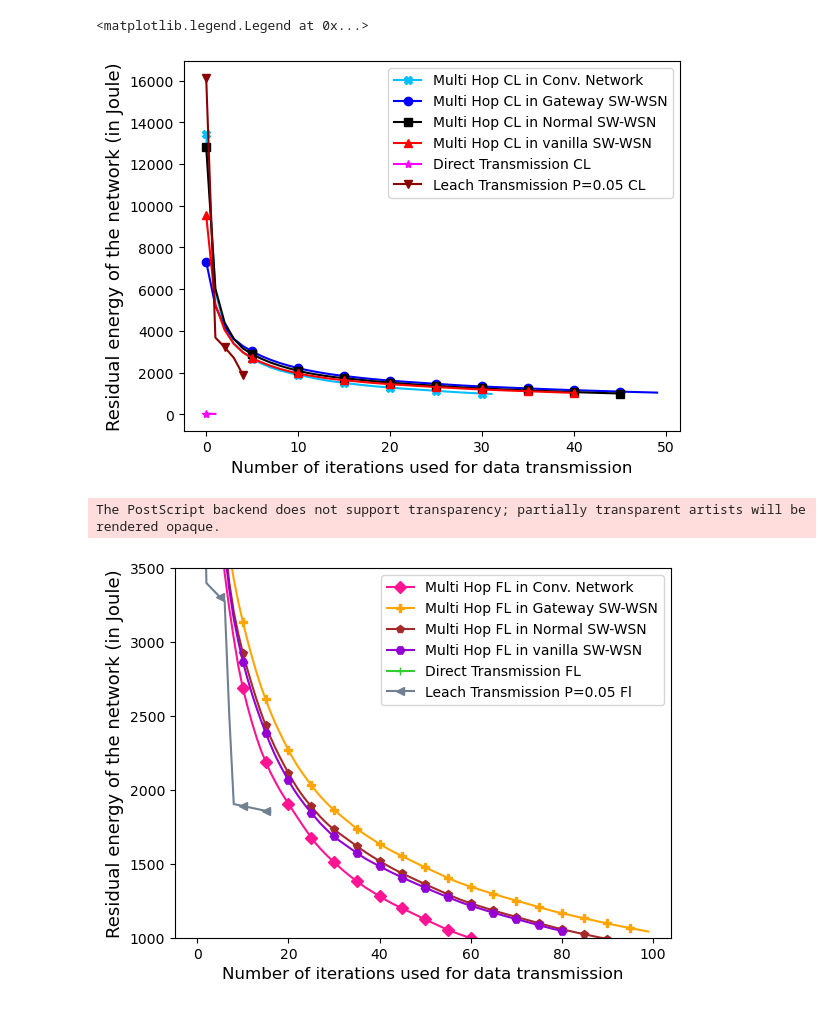
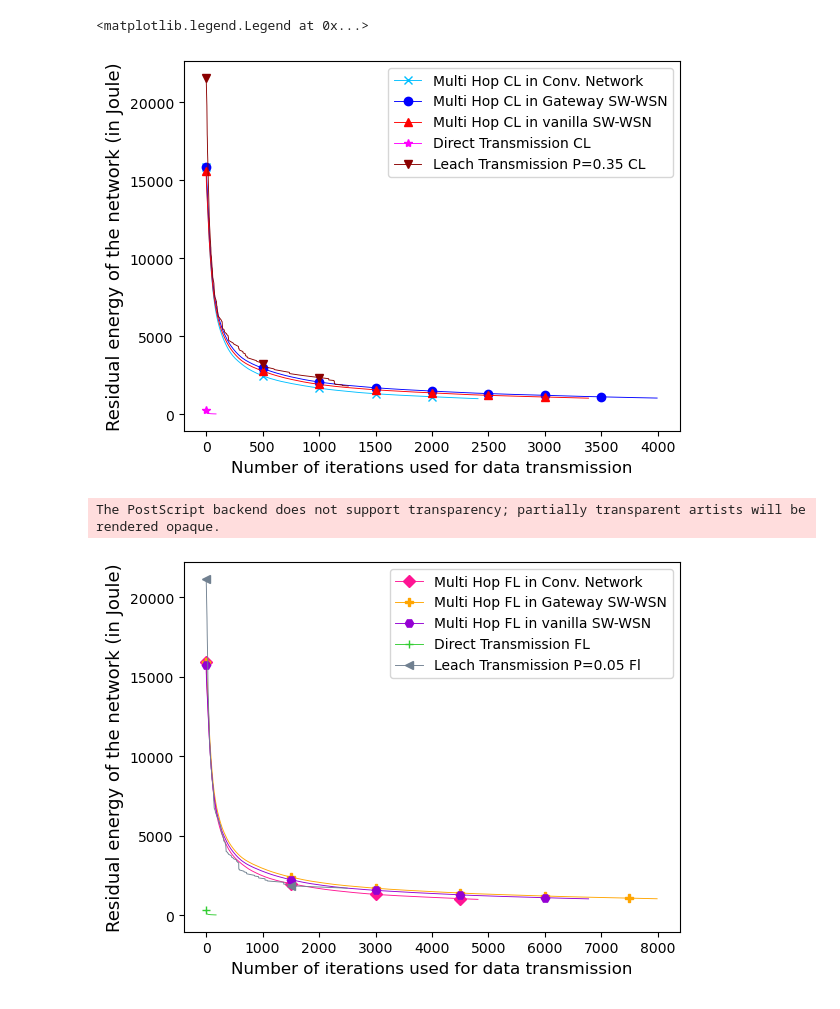
Before and after one commit to sanyam-dev/Wireless_Sensor_Network, a Jupyter notebook: result2.ipynb, the cells around one changed output. Cells and saved outputs as stored; diff of their text form; code cells hidden in the pictures.

```diff
--- a/result2.ipynb
+++ b/result2.ipynb
@@ -7,29 +7,29 @@ from numpy.random import normal
 # %%
 import pandas as pd
 # %%
-mh_cl_conv = pd.DataFrame(np.load("final-meet/multihop-drop/cl-conv-performance.npy", allow_pickle=True).item())['energy'].to_numpy()
-mh_cl_gsw = pd.DataFrame(np.load("final-meet/multihop-drop/cl-gsw-performance.npy", allow_pickle=True).item())['energy'].to_numpy()
-mh_cl_nsw = pd.DataFrame(np.load("final-meet/multihop-drop/cl-nsw-performance.npy",allow_pickle=True).item())['energy'].to_numpy()
-mh_cl_ppo = pd.DataFrame(np.load("final-meet/multihop-drop/cl-ppo-performance.npy",allow_pickle=True).item())['energy'].to_numpy()
-mh_fl_conv = pd.DataFrame(np.load("final-meet/multihop-drop/fl-conv-performance.npy",allow_pickle=True).item())['energy'].to_numpy()
-mh_fl_gsw = pd.DataFrame(np.load("final-meet/multihop-drop/fl-gsw-performance.npy",allow_pickle=True).item())['energy'].to_numpy()
-mh_fl_nsw = pd.DataFrame(np.load("final-meet/multihop-drop/fl-nsw-performance.npy",allow_pickle=True).item())['energy'].to_numpy()
-mh_fl_ppo = pd.DataFrame(np.load("final-meet/multihop-drop/fl-ppo-performance.npy",allow_pickle=True).item())['energy'].to_numpy()
-direct_cl = pd.DataFrame(np.load("final-meet/direct-drop/cl-conv-performance.npy",allow_pickle=True).item())['energy'].to_numpy()
-direct_fl = pd.DataFrame(np.load("final-meet/direct-drop/fl-conv-performance.npy",allow_pickle=True).item())['energy'].to_numpy()
-l_35_cl = pd.DataFrame(np.load("final-meet/leach-0.05-drop/cl-conv-performance.npy",allow_pickle=True).item())['energy'].to_numpy()
-l_35_fl =  pd.DataFrame(np.load("final-meet/leach-0.05-drop/fl-conv-performance.npy",allow_pickle=True).item())['energy'].to_numpy()
+mh_cl_conv = pd.DataFrame(np.load("final-meet/multihop-drop/cl-conv-performance.npy", allow_pickle=True).item()['energy']).to_numpy()
+mh_cl_gsw = pd.DataFrame(np.load("final-meet/multihop-drop/cl-gsw-performance.npy", allow_pickle=True).item()['energy']).to_numpy()
+mh_cl_nsw = pd.DataFrame(np.load("final-meet/multihop-drop/cl-nsw-performance.npy",allow_pickle=True).item()['energy']).to_numpy()
+mh_cl_ppo = pd.DataFrame(np.load("final-meet/multihop-drop/cl-ppo-performance.npy",allow_pickle=True).item()['energy']).to_numpy()
+mh_fl_conv = pd.DataFrame(np.load("final-meet/multihop-drop/fl-conv-performance.npy",allow_pickle=True).item()['energy']).to_numpy()
+mh_fl_gsw = pd.DataFrame(np.load("final-meet/multihop-drop/fl-gsw-performance.npy",allow_pickle=True).item()['energy']).to_numpy()
+mh_fl_nsw = pd.DataFrame(np.load("final-meet/multihop-drop/fl-nsw-performance.npy",allow_pickle=True).item()['energy']).to_numpy()
+mh_fl_ppo = pd.DataFrame(np.load("final-meet/multihop-drop/fl-ppo-performance.npy",allow_pickle=True).item()['energy']).to_numpy()
+direct_cl = pd.DataFrame(np.load("final-meet/direct-drop/cl-conv-performance.npy",allow_pickle=True).item()['energy']).to_numpy()
+direct_fl = pd.DataFrame(np.load("final-meet/direct-drop/fl-conv-performance.npy",allow_pickle=True).item()['energy']).to_numpy()
+l_35_cl = pd.DataFrame(np.load("final-meet/leach-0.35-drop/cl-conv-performance.npy",allow_pickle=True).item()['energy']).to_numpy()
+l_35_fl =  pd.DataFrame(np.load("final-meet/leach-0.35-drop/fl-conv-performance.npy",allow_pickle=True).item()['energy']).to_numpy()
 # %%
 residual = plt.figure()
 # plt.ylim(0,8000)
 plt.xlabel('Number of iterations used for data transmission', fontsize=12)
 plt.ylabel('Residual energy of the network (in Joule)', fontsize=13)
-plt.plot(mh_cl_conv,figure=residual, markevery=5 ,color='deepskyblue', marker='X', label='Multi Hop CL in Conv. Network')
-plt.plot(mh_cl_gsw, figure=residual, markevery=5 ,color='blue', marker='o', label='Multi Hop CL in Gateway SW-WSN')
-plt.plot(mh_cl_nsw, figure=residual, markevery=5 ,color='black', marker='s', label='Multi Hop CL in Normal SW-WSN')
-plt.plot(mh_cl_ppo, figure=residual, markevery=5 ,color='red', marker='^', label='Multi Hop CL in vanilla SW-WSN')
-plt.plot(direct_cl ,figure=residual, markevery=5 ,color='magenta', marker='*', label='Direct Transmission CL')
-plt.plot(l_35_cl ,figure=residual, markevery=2 ,color='darkred', marker='v', label='Leach Transmission P=0.05 CL')
+plt.plot(mh_cl_conv,figure=residual, markevery=500, linewidth=0.6500, color='deepskyblue', marker='x', label='Multi Hop CL in Conv. Network')
+plt.plot(mh_cl_gsw, figure=residual, markevery=500, linewidth=0.6500, color='blue', marker='o', label='Multi Hop CL in Gateway SW-WSN')
+# plt.plot(mh_cl_nsw, figure=residual, markevery=500, linewidth=0.6500, linewidth=0.65 ,color='black', marker='s', label='Multi Hop CL in Normal SW-WSN')
+plt.plot(mh_cl_ppo, figure=residual, markevery=500, linewidth=0.6500, color='red', marker='^', label='Multi Hop CL in vanilla SW-WSN')
+plt.plot(direct_cl ,figure=residual, markevery=500, linewidth=0.6500, color='magenta', marker='*', label='Direct Transmission CL')
+plt.plot(l_35_cl ,figure=residual, markevery=500, linewidth=0.6500, color='darkred', marker='v', label='Leach Transmission P=0.35 CL')
 
 plt.legend()
 
@@ -37,22 +37,22 @@ plt.legend()
 # plt.savefig('final-meet/residual-cl.png')
 # %% [output]
 <matplotlib.legend.Legend at 0x...>
-[figure, old version]
+[figure, new version]
 # %%
 residual1 = plt.figure()
 plt.xlabel('Number of iterations used for data transmission', fontsize=12)
 plt.ylabel('Residual energy of the network (in Joule)', fontsize=13)
-plt.plot(mh_fl_conv,figure=residual1, markevery=5 ,color='deeppink', marker='D', label='Multi Hop FL in Conv. Network')
-plt.plot(mh_fl_gsw ,figure=residual1, markevery=5 ,color='orange', marker='P', label='Multi Hop FL in Gateway SW-WSN')
-plt.plot(mh_fl_nsw ,figure=residual1, markevery=5 ,color='brown', marker='p', label='Multi Hop FL in Normal SW-WSN')
-plt.plot(mh_fl_ppo ,figure=residual1, markevery=5 ,color='darkviolet', marker='H', label='Multi Hop FL in vanilla SW-WSN')
-plt.plot(direct_fl ,figure=residual1, markevery=5 ,color='limegreen', marker='+', label='Direct Transmission FL')
-plt.plot(l_35_fl ,figure=residual1, markevery=5 ,color='slategrey', marker='<', label='Leach Transmission P=0.05 Fl')
+plt.plot(mh_fl_conv,figure=residual1, markevery=1500, linewidth=0.65 ,color='deeppink', marker='D', label='Multi Hop FL in Conv. Network')
+plt.plot(mh_fl_gsw ,figure=residual1, markevery=1500, linewidth=0.65 ,color='orange', marker='P', label='Multi Hop FL in Gateway SW-WSN')
+# plt.plot(mh_fl_nsw ,figure=residual1, markevery=500, linewidth=0.65 ,color='brown', marker='p', label='Multi Hop FL in Normal SW-WSN')
+plt.plot(mh_fl_ppo ,figure=residual1, markevery=1500, linewidth=0.65 ,color='darkviolet', marker='H', label='Multi Hop FL in vanilla SW-WSN')
+plt.plot(direct_fl ,figure=residual1, markevery=1500, linewidth=0.65 ,color='limegreen', marker='+', label='Direct Transmission FL')
+plt.plot(l_35_fl ,figure=residual1, markevery=1500, linewidth=0.65 ,color='slategrey', marker='<', label='Leach Transmission P=0.05 Fl')
 
 plt.legend()
 plt.savefig('final-meet/residual-fl.eps')
 plt.savefig('final-meet/residual-fl.png')
 # %% [output]
 The PostScript backend does not support transparency; partially transparent artists will be rendered opaque.
-[figure, old version]
+[figure, new version]
 # %%
```
Also changed, not shown: parts of 12 cells of this notebook, 44 other files.
